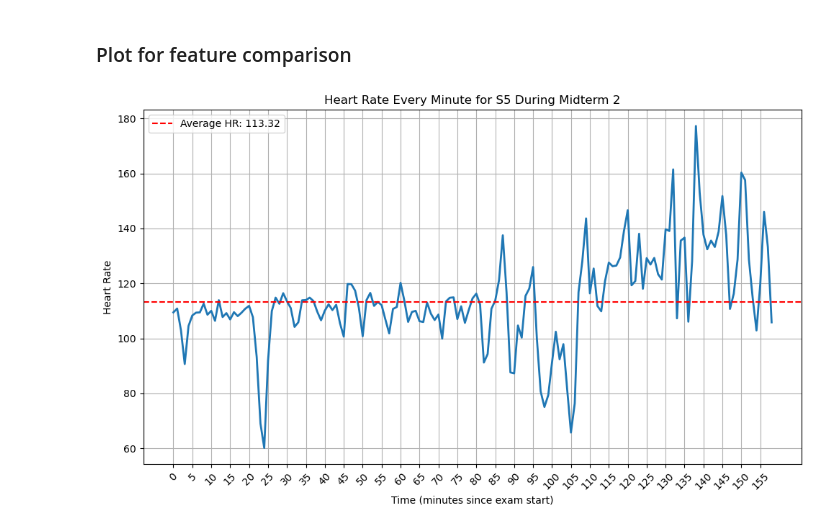
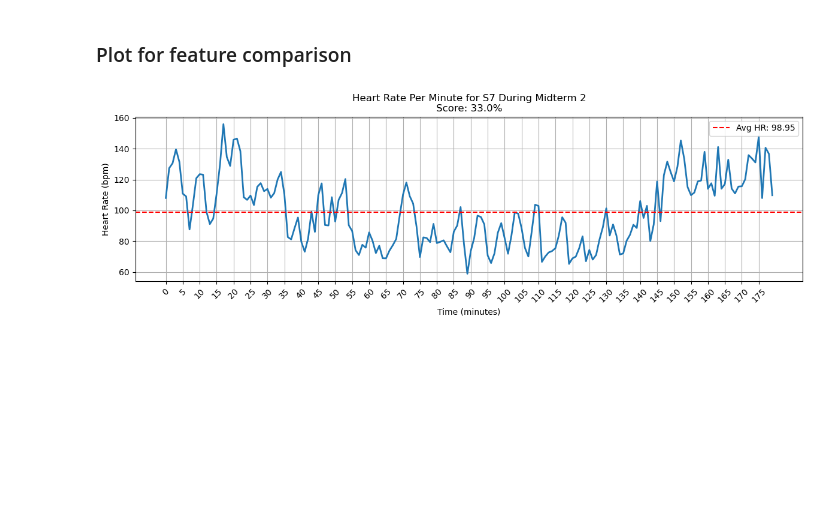
Before and after one commit to kiwwifruit/project3, a Jupyter notebook: project3.ipynb, the cells around one changed output. Saved outputs shown, nothing was run; the diff lists cells and outputs as text; code cells hidden in the pictures; blank space fills up the shorter version.

Commit message:
compare plots

```diff
--- a/project3.ipynb
+++ b/project3.ipynb
@@ -153,51 +153,60 @@ data_extended.to_csv("final_plot.csv", index=False)
 # %% [markdown]
 ### Plot for feature comparison
 # %%
-# Change to your feature!
-
+import os
 import pandas as pd
 import numpy as np
-from datetime import datetime, timezone, timedelta
-import matplotlib.pyplot as plt
+from matplotlib import pyplot as plt
 
-def get_data(sid, exam, time_adjustment=1):
-    hr = pd.read_csv(f'data/{sid}/{exam}/HR.csv', header=None)
-    hr.columns = ['HR']
+def get_data(sid, exam):
+    file_path = f'data/{sid}/{exam}/HR.csv'
 
-    session_start_unix = hr.iloc[0, 0]
-    sample_rate = hr.iloc[1, 0]
+    # Check if the file exists
+    if not os.path.exists(file_path):
+        print(f"The file at {file_path} does not exist.")
+        return None
 
-    session_start_dt = datetime.fromtimestamp(session_start_unix, tz=timezone.utc)
-    exam_start_dt = session_start_dt.replace(hour=session_start_dt.hour+time_adjustment, minute=0, second=0, microsecond=0)
-    exam_start_time = int(exam_start_dt.timestamp())
+    # Load HR data
+    hr = pd.read_csv(file_path, names=["HR"], header=None)
+    session_start_unix, sample_rate = hr.iloc[0, 0], hr.iloc[1, 0]
 
-    # Adjust to gather data points every 1 minute from the start of the exam
-    time_points = np.arange(exam_start_time, exam_start_time + 10800 + 1, 60)  # 10800 seconds = 3 hours
+    # Process HR timestamps
+    hr = hr.iloc[2:].reset_index(drop=True)
+    hr['Timestamp'] = session_start_unix + (hr.index / sample_rate)
+    hr['HR'] = hr['HR'].astype(float)
 
-    hr = hr.iloc[2:].reset_index(drop=True)  # Remove first two rows (start time & sample rate)
-    hr['Timestamp'] = session_start_unix + (hr.index / sample_rate)
-    hr['HR'] = hr['HR'].astype(float)  # Ensure HR is float for calculations
+    # Create 1-minute bins
+    time_bins = np.arange(hr['Timestamp'].min(), hr['Timestamp'].max(), 60)
+    hr['Time_Bin'] = pd.cut(hr['Timestamp'], bins=time_bins, right=False, labels=range(len(time_bins) - 1))
 
-    # Aggregate data for every 1 minute
-    hr['Time_Bin'] = pd.cut(hr['Timestamp'], bins=time_points, right=False, labels=[(t - exam_start_time) / 60 for t in time_points[:-1]])
+    # Compute average HR per minute
     avg_hr_per_min = hr.groupby('Time_Bin')['HR'].mean().dropna()
 
-    # Plotting
-    plt.figure(figsize=(10, 6))
+    # Load exam scores
+    scores = pd.read_csv('processed_data/grades.csv')
+    score_row = scores[scores['Name'] == f'{sid}_{exam}']
+    score = score_row['Percentage_Score'].values[0] if not score_row.empty else None
+
+    plt.figure(figsize=(12, 4))
     plt.plot(avg_hr_per_min.index.astype(int), avg_hr_per_min.values, linestyle='-', linewidth=2)
-    plt.axhline(y=hr['HR'].mean(), color='r', linestyle='--', label=f'Average HR: {hr["HR"].mean():.2f}')
-    plt.xlabel('Time (minutes since exam start)')
-    plt.ylabel('Heart Rate')
-    plt.title(f'Heart Rate Every Minute for {sid} During {exam}')
+    plt.axhline(y=hr['HR'].mean(), color='r', linestyle='--', label=f'Avg HR: {hr["HR"].mean():.2f}')
+    plt.title(f'Heart Rate Per Minute for {sid} During {exam}\nScore: {score*100 if score is not None else "N/A"}%')
+    plt.xlabel('Time (minutes)')
+    plt.ylabel('Heart Rate (bpm)')
     plt.legend()
     plt.grid(True)
-    plt.xticks(np.arange(min(avg_hr_per_min.index.astype(int)), max(avg_hr_per_min.index.astype(int))+1, 5), rotation=45)  # adjust x-ticks to show every 5 minutes
+    plt.xticks(np.arange(min(avg_hr_per_min.index.astype(int)), max(avg_hr_per_min.index.astype(int)) + 1, 5), rotation=45)
     plt.tight_layout()
     plt.show()
 
-    return avg_hr_per_min
+    # Export the data to CSV
+    avg_hr_per_min_df = avg_hr_per_min.reset_index()
+    avg_hr_per_min_df.columns = ['Minute', 'HR']
+    avg_hr_per_min_df.to_csv(f'output_{sid}_{exam}_HR.csv', index=False)
 
-# Example usage
-get_data('S5', 'Midterm 2', time_adjustment=1)
+    return avg_hr_per_min_df
+
+# Example usage, assuming the file path and directory structure are correct
+get_data('S7', 'Midterm 2')
 # %% [output]
-[figure, old version]
+[figure, new version]
```
Also changed, not shown: parts of 1 cell of this notebook, 12 other files.
